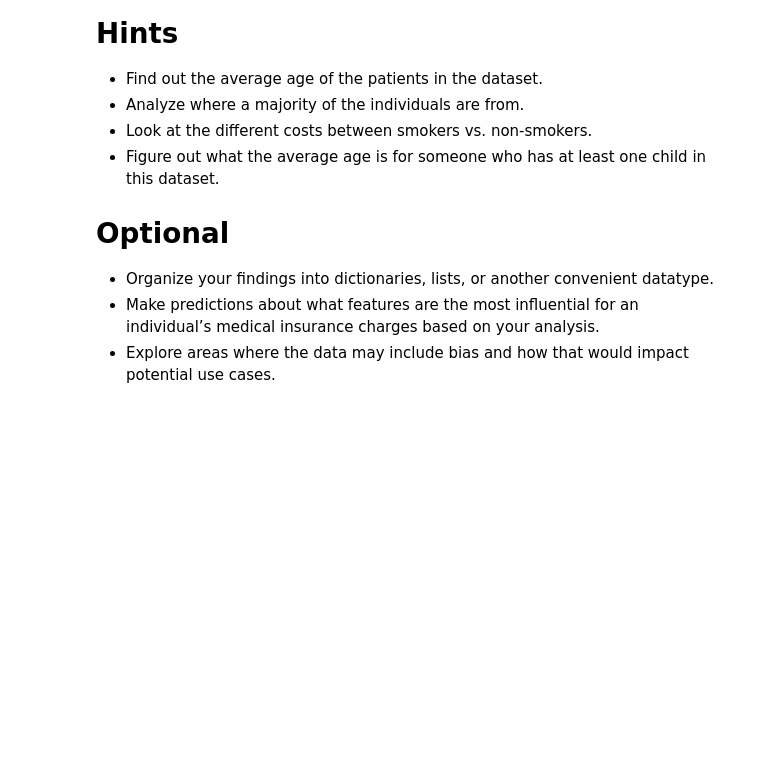
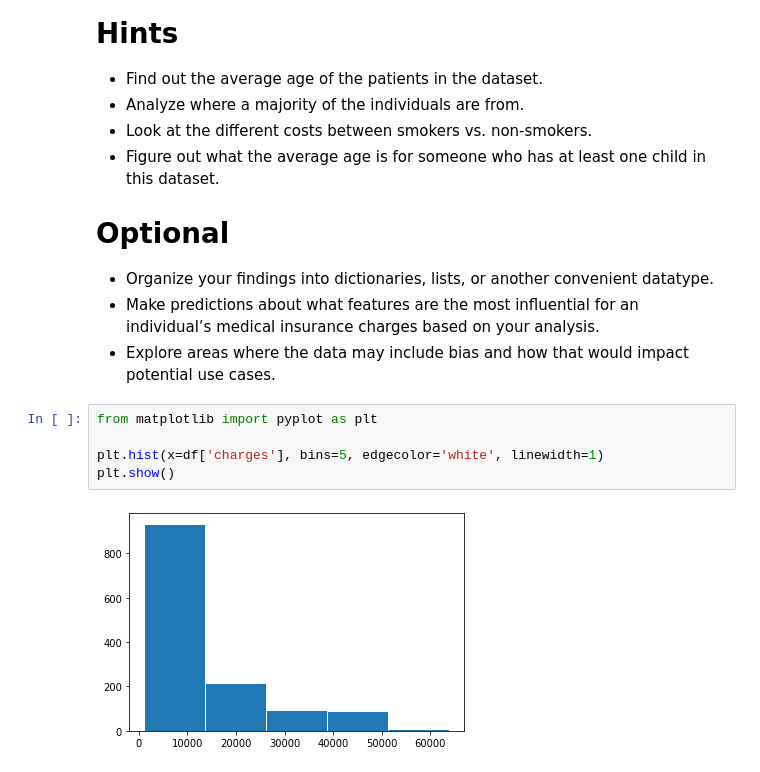
Before and after one commit to Klaynie/Learning-Python, a Jupyter notebook: Learning-Python/Codecademy/US_Medical_Insurance/us-medical-insurance-costs.ipynb, the cells around one changed output. Cells and saved outputs as stored; diff of their text form; blank space fills up the shorter version.

Commit message:
Added Example Plots

```diff
--- a/Learning-Python/Codecademy/US_Medical_Insurance/us-medical-insurance-costs.ipynb
+++ b/Learning-Python/Codecademy/US_Medical_Insurance/us-medical-insurance-costs.ipynb
@@ -66,3 +66,10 @@ df.describe()
 * Organize your findings into dictionaries, lists, or another convenient datatype.
 * Make predictions about what features are the most influential for an individual’s medical insurance charges based on your analysis.
 * Explore areas where the data may include bias and how that would impact potential use cases.
+# %%
+from matplotlib import pyplot as plt
+
+plt.hist(x=df['charges'], bins=5, edgecolor='white', linewidth=1)
+plt.show()
+# %% [output]
+[figure, added]
```
Also changed, not shown: parts of 1 cell of this notebook.
